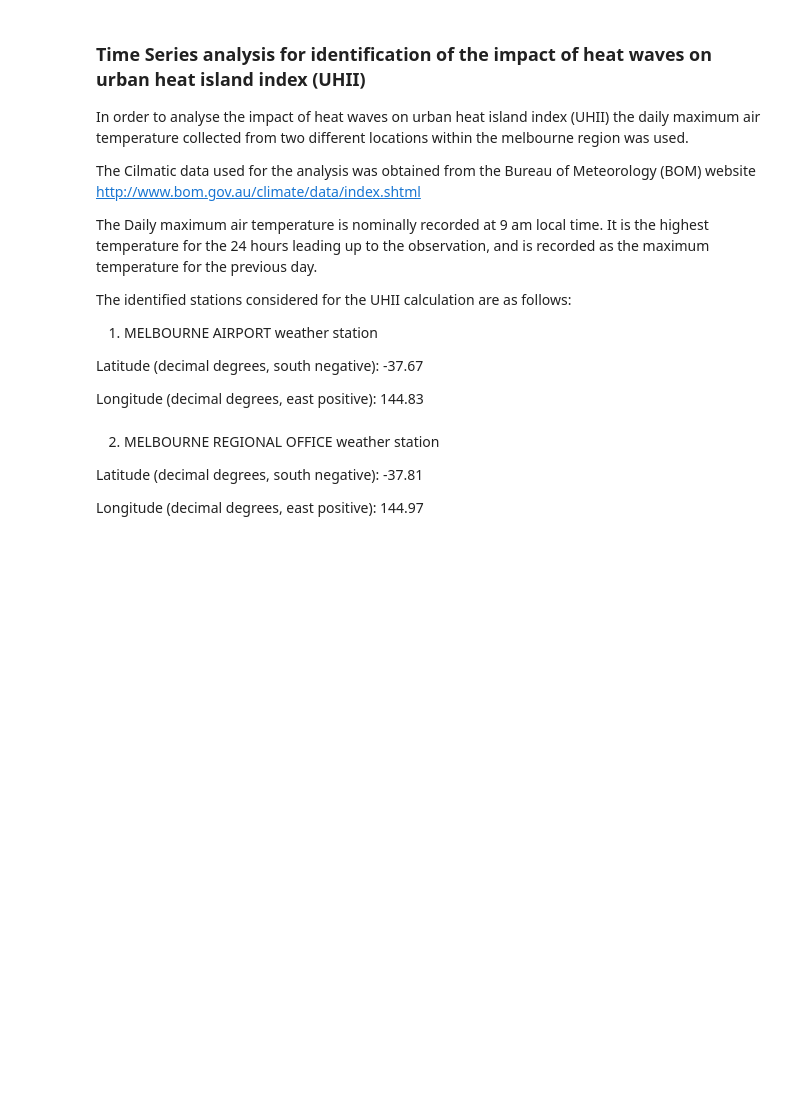
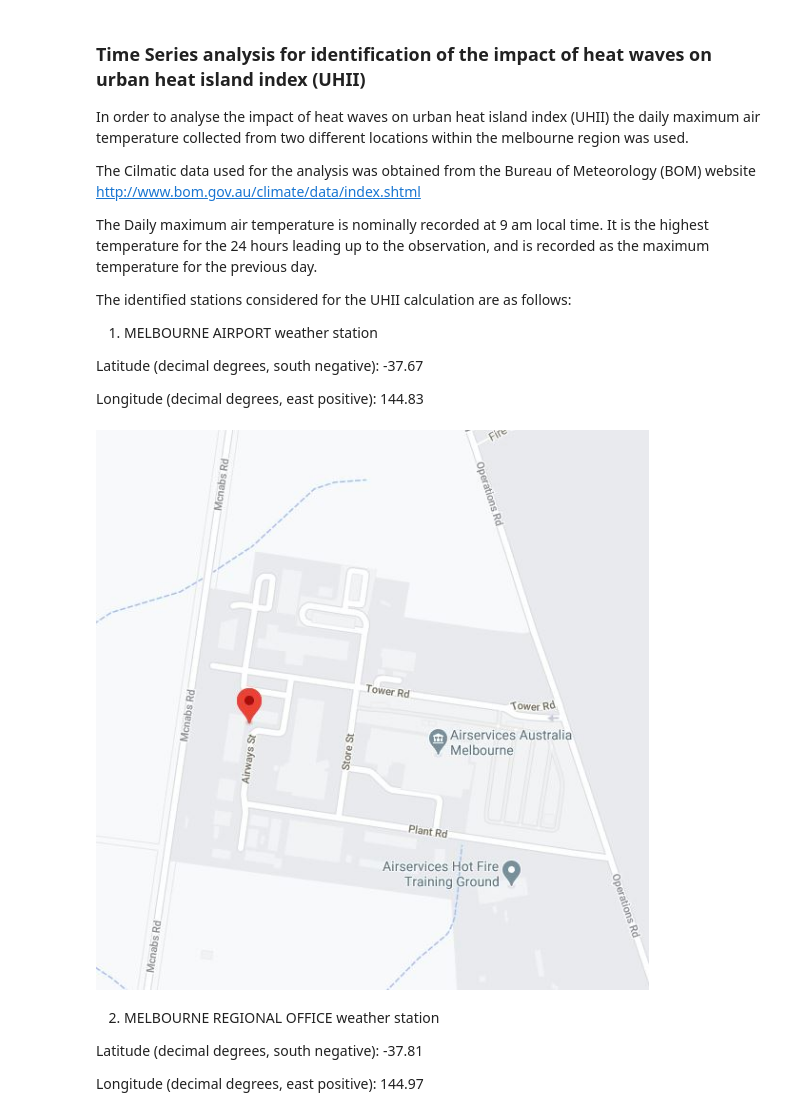
Before and after one commit to gthiruna116/voila-heroku, a Jupyter notebook: notebooks/TSA.ipynb, the cells around one changed output. Saved outputs shown, nothing was run; the diff lists cells and outputs as text; code cells hidden in the pictures; blank space fills up the shorter version.

```diff
--- a/notebooks/TSA.ipynb
+++ b/notebooks/TSA.ipynb
@@ -15,8 +15,10 @@ Latitude (decimal degrees, south negative): -37.67
 
 Longitude (decimal degrees, east positive): 144.83
 # %%
-# from IPython.display import Image
-# Image(filename='Mel_airport_ws.JPG')
+from IPython.display import Image
+Image(filename='Mel_airport_ws.JPG')
+# %% [output]
+[figure, added]
 # %% [markdown]
 2. MELBOURNE REGIONAL OFFICE weather station
 
```
Also changed, not shown: parts of 1 cell of this notebook, 2 other files.
